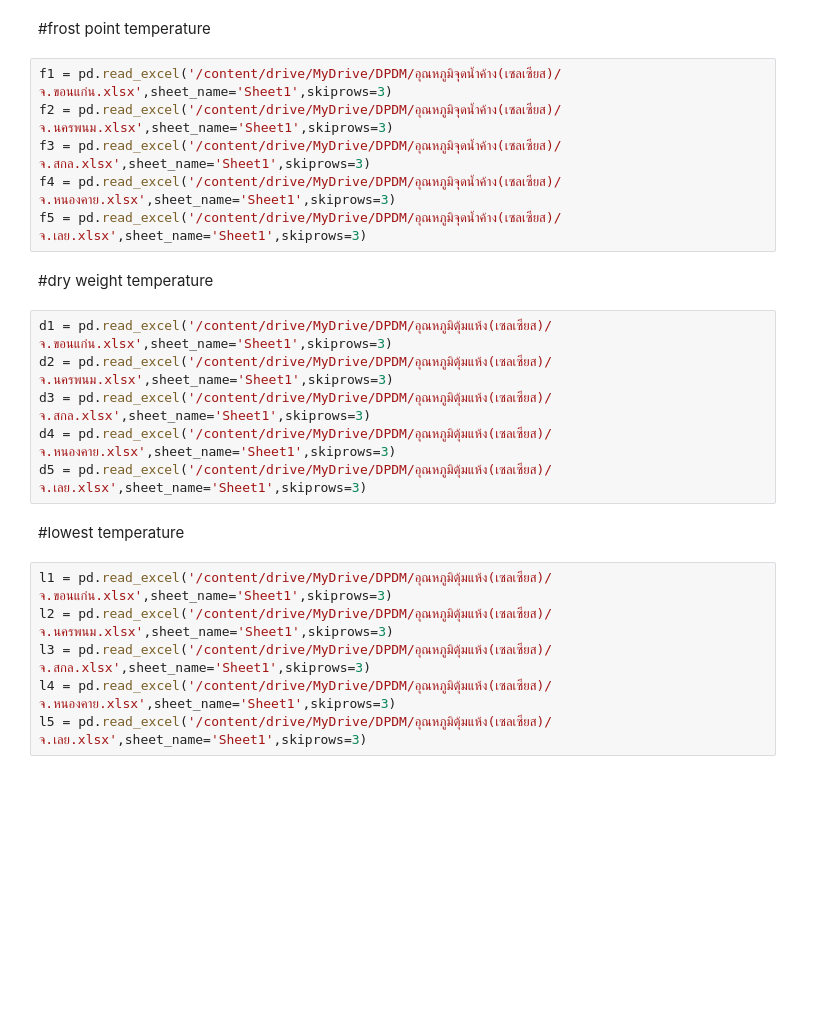
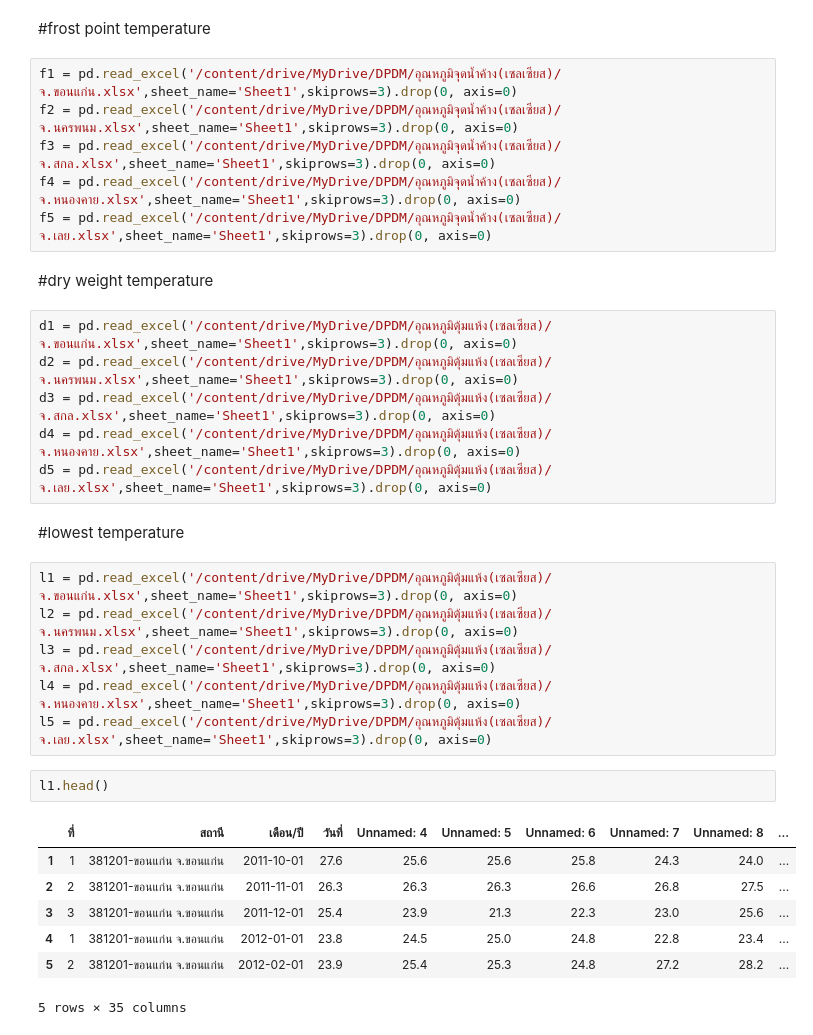
Before and after one commit to nxxk23/bsc_dpdm22, a Jupyter notebook: Quiz_Group_5_20_of_Midterm.ipynb, the cells around one changed output. Cells and saved outputs as stored; diff of their text form; blank space fills up the shorter version.

```diff
--- a/Quiz_Group_5_20_of_Midterm.ipynb
+++ b/Quiz_Group_5_20_of_Midterm.ipynb
@@ -68,24 +98,34 @@ r5 = pd.read_excel('/content/drive/MyDrive/DPDM/ปริมาณฝน(มิ
 # %% [markdown]
 #frost point temperature
 # %%
-f1 = pd.read_excel('/content/drive/MyDrive/DPDM/อุณหภูมิจุดน้ำค้าง(เซลเซียส)/จ.ขอนแก่น.xlsx',sheet_name='Sheet1',skiprows=3)
-f2 = pd.read_excel('/content/drive/MyDrive/DPDM/อุณหภูมิจุดน้ำค้าง(เซลเซียส)/จ.นครพนม.xlsx',sheet_name='Sheet1',skiprows=3)
-f3 = pd.read_excel('/content/drive/MyDrive/DPDM/อุณหภูมิจุดน้ำค้าง(เซลเซียส)/จ.สกล.xlsx',sheet_name='Sheet1',skiprows=3)
-f4 = pd.read_excel('/content/drive/MyDrive/DPDM/อุณหภูมิจุดน้ำค้าง(เซลเซียส)/จ.หนองคาย.xlsx',sheet_name='Sheet1',skiprows=3)
-f5 = pd.read_excel('/content/drive/MyDrive/DPDM/อุณหภูมิจุดน้ำค้าง(เซลเซียส)/จ.เลย.xlsx',sheet_name='Sheet1',skiprows=3)
+f1 = pd.read_excel('/content/drive/MyDrive/DPDM/อุณหภูมิจุดน้ำค้าง(เซลเซียส)/จ.ขอนแก่น.xlsx',sheet_name='Sheet1',skiprows=3).drop(0, axis=0)
+f2 = pd.read_excel('/content/drive/MyDrive/DPDM/อุณหภูมิจุดน้ำค้าง(เซลเซียส)/จ.นครพนม.xlsx',sheet_name='Sheet1',skiprows=3).drop(0, axis=0)
+f3 = pd.read_excel('/content/drive/MyDrive/DPDM/อุณหภูมิจุดน้ำค้าง(เซลเซียส)/จ.สกล.xlsx',sheet_name='Sheet1',skiprows=3).drop(0, axis=0)
+f4 = pd.read_excel('/content/drive/MyDrive/DPDM/อุณหภูมิจุดน้ำค้าง(เซลเซียส)/จ.หนองคาย.xlsx',sheet_name='Sheet1',skiprows=3).drop(0, axis=0)
+f5 = pd.read_excel('/content/drive/MyDrive/DPDM/อุณหภูมิจุดน้ำค้าง(เซลเซียส)/จ.เลย.xlsx',sheet_name='Sheet1',skiprows=3).drop(0, axis=0)
 # %% [markdown]
 #dry weight temperature
 # %%
-d1 = pd.read_excel('/content/drive/MyDrive/DPDM/อุณหภูมิตุ้มแห้ง(เซลเซียส)/จ.ขอนแก่น.xlsx',sheet_name='Sheet1',skiprows=3)
-d2 = pd.read_excel('/content/drive/MyDrive/DPDM/อุณหภูมิตุ้มแห้ง(เซลเซียส)/จ.นครพนม.xlsx',sheet_name='Sheet1',skiprows=3)
-d3 = pd.read_excel('/content/drive/MyDrive/DPDM/อุณหภูมิตุ้มแห้ง(เซลเซียส)/จ.สกล.xlsx',sheet_name='Sheet1',skiprows=3)
-d4 = pd.read_excel('/content/drive/MyDrive/DPDM/อุณหภูมิตุ้มแห้ง(เซลเซียส)/จ.หนองคาย.xlsx',sheet_name='Sheet1',skiprows=3)
-d5 = pd.read_excel('/content/drive/MyDrive/DPDM/อุณหภูมิตุ้มแห้ง(เซลเซียส)/จ.เลย.xlsx',sheet_name='Sheet1',skiprows=3)
+d1 = pd.read_excel('/content/drive/MyDrive/DPDM/อุณหภูมิตุ้มแห้ง(เซลเซียส)/จ.ขอนแก่น.xlsx',sheet_name='Sheet1',skiprows=3).drop(0, axis=0)
+d2 = pd.read_excel('/content/drive/MyDrive/DPDM/อุณหภูมิตุ้มแห้ง(เซลเซียส)/จ.นครพนม.xlsx',sheet_name='Sheet1',skiprows=3).drop(0, axis=0)
+d3 = pd.read_excel('/content/drive/MyDrive/DPDM/อุณหภูมิตุ้มแห้ง(เซลเซียส)/จ.สกล.xlsx',sheet_name='Sheet1',skiprows=3).drop(0, axis=0)
+d4 = pd.read_excel('/content/drive/MyDrive/DPDM/อุณหภูมิตุ้มแห้ง(เซลเซียส)/จ.หนองคาย.xlsx',sheet_name='Sheet1',skiprows=3).drop(0, axis=0)
+d5 = pd.read_excel('/content/drive/MyDrive/DPDM/อุณหภูมิตุ้มแห้ง(เซลเซียส)/จ.เลย.xlsx',sheet_name='Sheet1',skiprows=3).drop(0, axis=0)
 # %% [markdown]
 #lowest temperature
 # %%
-l1 = pd.read_excel('/content/drive/MyDrive/DPDM/อุณหภูมิตุ้มแห้ง(เซลเซียส)/จ.ขอนแก่น.xlsx',sheet_name='Sheet1',skiprows=3)
-l2 = pd.read_excel('/content/drive/MyDrive/DPDM/อุณหภูมิตุ้มแห้ง(เซลเซียส)/จ.นครพนม.xlsx',sheet_name='Sheet1',skiprows=3)
-l3 = pd.read_excel('/content/drive/MyDrive/DPDM/อุณหภูมิตุ้มแห้ง(เซลเซียส)/จ.สกล.xlsx',sheet_name='Sheet1',skiprows=3)
-l4 = pd.read_excel('/content/drive/MyDrive/DPDM/อุณหภูมิตุ้มแห้ง(เซลเซียส)/จ.หนองคาย.xlsx',sheet_name='Sheet1',skiprows=3)
-l5 = pd.read_excel('/content/drive/MyDrive/DPDM/อุณหภูมิตุ้มแห้ง(เซลเซียส)/จ.เลย.xlsx',sheet_name='Sheet1',skiprows=3)
+l1 = pd.read_excel('/content/drive/MyDrive/DPDM/อุณหภูมิตุ้มแห้ง(เซลเซียส)/จ.ขอนแก่น.xlsx',sheet_name='Sheet1',skiprows=3).drop(0, axis=0)
+l2 = pd.read_excel('/content/drive/MyDrive/DPDM/อุณหภูมิตุ้มแห้ง(เซลเซียส)/จ.นครพนม.xlsx',sheet_name='Sheet1',skiprows=3).drop(0, axis=0)
+l3 = pd.read_excel('/content/drive/MyDrive/DPDM/อุณหภูมิตุ้มแห้ง(เซลเซียส)/จ.สกล.xlsx',sheet_name='Sheet1',skiprows=3).drop(0, axis=0)
+l4 = pd.read_excel('/content/drive/MyDrive/DPDM/อุณหภูมิตุ้มแห้ง(เซลเซียส)/จ.หนองคาย.xlsx',sheet_name='Sheet1',skiprows=3).drop(0, axis=0)
+l5 = pd.read_excel('/content/drive/MyDrive/DPDM/อุณหภูมิตุ้มแห้ง(เซลเซียส)/จ.เลย.xlsx',sheet_name='Sheet1',skiprows=3).drop(0, axis=0)
+# %%
+l1.head()
+# %% [output]
+|  | ที่ | สถานี | เดือน/ปี | วันที่ | Unnamed: 4 | Unnamed: 5 | Unnamed: 6 | Unnamed: 7 | Unnamed: 8 | ... |
+| 1 | 1 | 381201-ขอนแก่น จ.ขอนแก่น | 2011-10-01 | 27.6 | 25.6 | 25.6 | 25.8 | 24.3 | 24.0 | ... |
+| 2 | 2 | 381201-ขอนแก่น จ.ขอนแก่น | 2011-11-01 | 26.3 | 26.3 | 26.3 | 26.6 | 26.8 | 27.5 | ... |
+| 3 | 3 | 381201-ขอนแก่น จ.ขอนแก่น | 2011-12-01 | 25.4 | 23.9 | 21.3 | 22.3 | 23.0 | 25.6 | ... |
+| 4 | 1 | 381201-ขอนแก่น จ.ขอนแก่น | 2012-01-01 | 23.8 | 24.5 | 25.0 | 24.8 | 22.8 | 23.4 | ... |
+| 5 | 2 | 381201-ขอนแก่น จ.ขอนแก่น | 2012-02-01 | 23.9 | 25.4 | 25.3 | 24.8 | 27.2 | 28.2 | ... |
+5 rows × 35 columns
```
Also changed, not shown: parts of 8 cells of this notebook.
